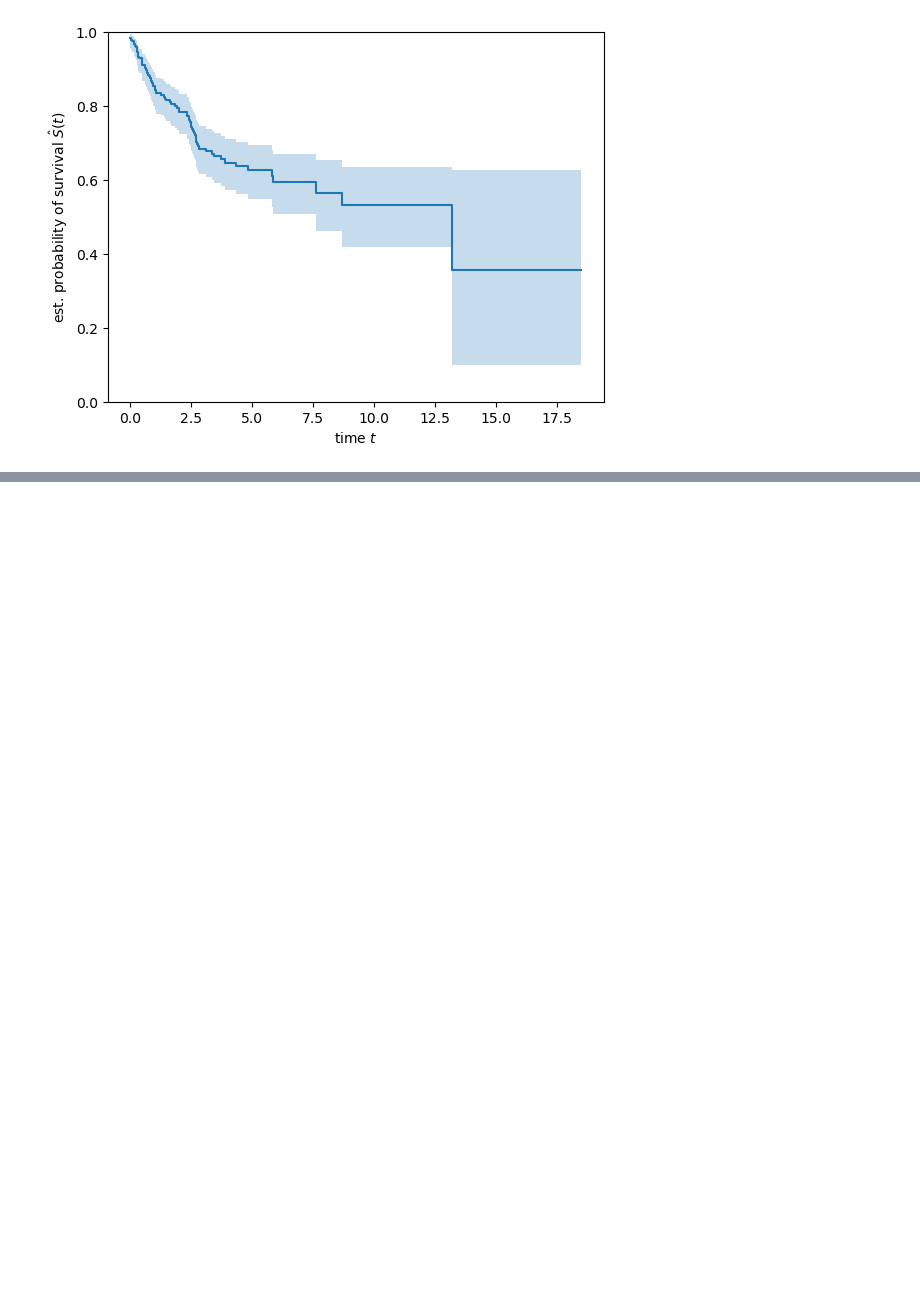
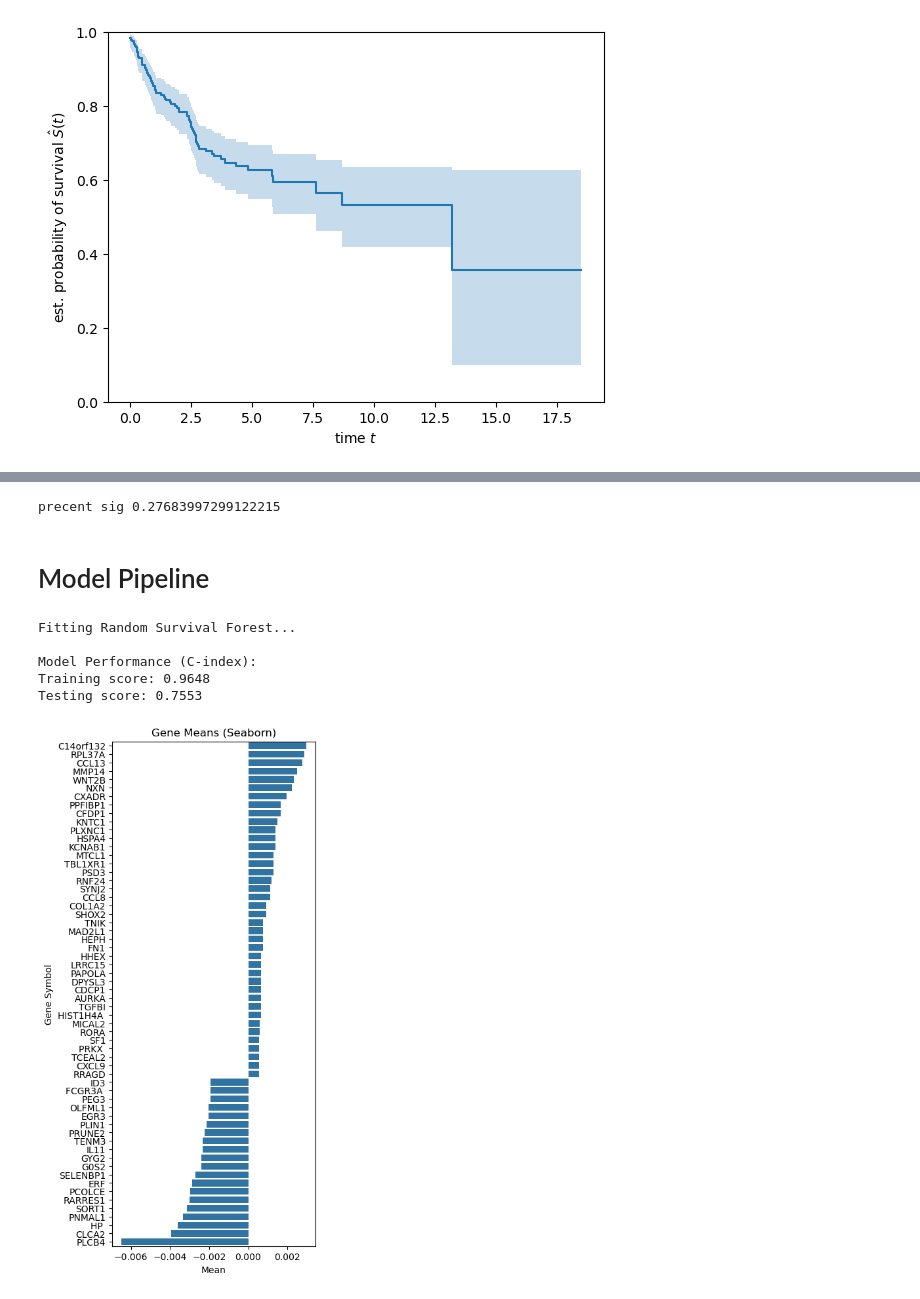
Before and after one commit to AlecSilver/liposarcoma_survival_modeling_BF550_final_project, a Jupyter notebook: notebook.ipynb, the cells around one changed output, grey strips where cells are left out. Saved outputs shown, nothing was run; the diff lists cells and outputs as text; code cells hidden in the pictures; blank space fills up the shorter version.

```diff
--- a/notebook.ipynb
+++ b/notebook.ipynb
@@ -622,2 +291,0 @@ Best model by C-index: RSF
-# %%
-rsf = pipeline.models['RSF']
@@ -1148,0 +383,5 @@ importance_df.sort_values(by='feature_importance', ascending=False).to_csv('feat
+# %%
+sig = df[df.p<=0.05].shape[0]
+print("precent sig", sig / len(df))
+# %% [output]
+precent sig 0.27683997299122215
@@ -1148,0 +392,2 @@ importance_df.sort_values(by='feature_importance', ascending=False).to_csv('feat
+# %% [markdown]
+# Model Pipeline
@@ -1148,0 +398,62 @@ importance_df.sort_values(by='feature_importance', ascending=False).to_csv('feat
+# %%
+print("Fitting Random Survival Forest...")
+rsf.fit(X_train, y_train)
+
+# Evaluate model performance (C-index)
+train_score = rsf.score(X_train, y_train)
+test_score = rsf.score(X_test, y_test)
+print(f"\nModel Performance (C-index):")
+print(f"Training score: {train_score:.4f}")
+print(f"Testing score: {test_score:.4f}")
+
+
+#extract feature importances using permutation importance
+from sklearn.inspection import permutation_importance
+result = permutation_importance(rsf,
+                                X_test,
+                                y_test, n_repeats=10, random_state=42, n_jobs=8)
+# %% [output]
+Fitting Random Survival Forest...
+
+Model Performance (C-index):
+Training score: 0.9648
+Testing score: 0.7553
+# %%
+result_df = pd.DataFrame(
+    {
+        k: result[k]
+        for k in (
+            "importances_mean",
+            "importances_std",
+        )
+    },
+    index=X_test.columns,
+)
+merge = pd.merge(result_df, gene_info, how='inner', left_index=True, right_on='ID')
+merge = merge.groupby('Gene Symbol')[['importances_mean', 'importances_std']].mean()
+
+df_sorted = merge.sort_values('importances_mean', ascending=False)
+
+top40 = df_sorted.head(40)
+bottom20 = df_sorted.tail(20)
+
+#take top 40 and bottom 20
+df_subset = pd.concat([top40, bottom20])
+
+#and remove extra test from indes
+df_subset.index = df_subset.index.str.split("///", n=1).str[0]
+
+plt.figure(figsize=(4, 10))
+sns.barplot(
+    data=df_subset,
+    x='importances_mean',
+    y="Gene Symbol",
+)
+
+plt.xlabel("Mean")
+plt.ylabel("Gene Symbol")
+plt.title("Gene Means (Seaborn)")
+#plt.tight_layout()
+plt.show()
+# %% [output]
+[figure, added]
```
Also changed, not shown: parts of 102 cells of this notebook.
